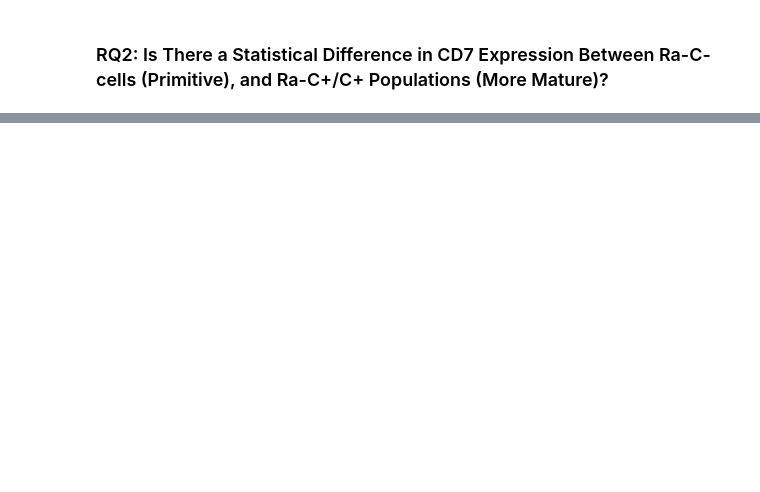
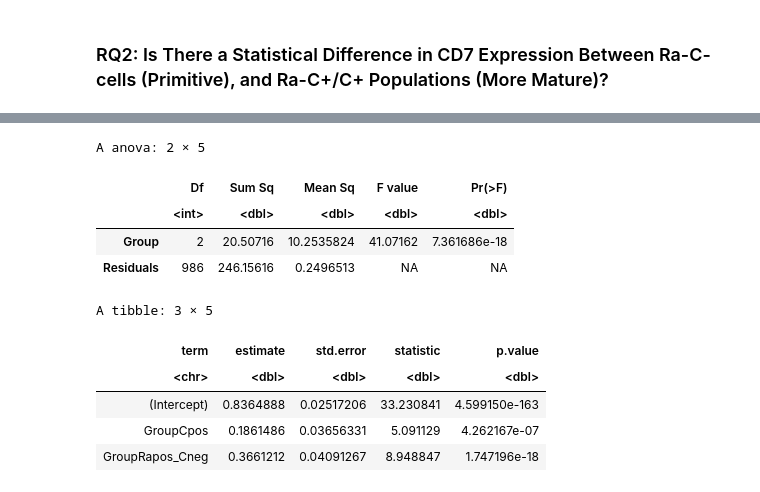
Before and after one commit to piyush-1903/ZandstraEaves_DirectedStudies, a Jupyter notebook: Aim1/d7-d13_RNASeq/Aim2_Analysis.ipynb, the cells around one changed output, grey strips where cells are left out. Saved outputs shown, nothing was run; the diff lists cells and outputs as text; code cells hidden in the pictures; blank space fills up the shorter version.

```diff
--- a/Aim1/d7-d13_RNASeq/Aim2_Analysis.ipynb
+++ b/Aim1/d7-d13_RNASeq/Aim2_Analysis.ipynb
@@ -364,0 +425,20 @@ This sets us up beautifully to explore the RQ2 next:
+# %%
+# Fit linear model
+cd7_group_lm <- lm(CD7_expr ~ Group, data = cd7_filtered_df)
+
+# ANOVA test
+anova(cd7_group_lm)
+
+tidy(cd7_group_lm)
+# %% [output]
+A anova: 2 × 5
+|  | Df | Sum Sq | Mean Sq | F value | Pr(>F) |
+|  | <int> | <dbl> | <dbl> | <dbl> | <dbl> |
+| Group | 2 | 20.50716 | 10.2535824 | 41.07162 | 7.361686e-18 |
+| Residuals | 986 | 246.15616 | 0.2496513 | NA | NA |
+A tibble: 3 × 5
+| term | estimate | std.error | statistic | p.value |
+| <chr> | <dbl> | <dbl> | <dbl> | <dbl> |
+| (Intercept) | 0.8364888 | 0.02517206 | 33.230841 | 4.599150e-163 |
+| GroupCpos | 0.1861486 | 0.03656331 | 5.091129 | 4.262167e-07 |
+| GroupRapos_Cneg | 0.3661212 | 0.04091267 | 8.948847 | 1.747196e-18 |
```
Also changed, not shown: parts of 21 cells of this notebook.
